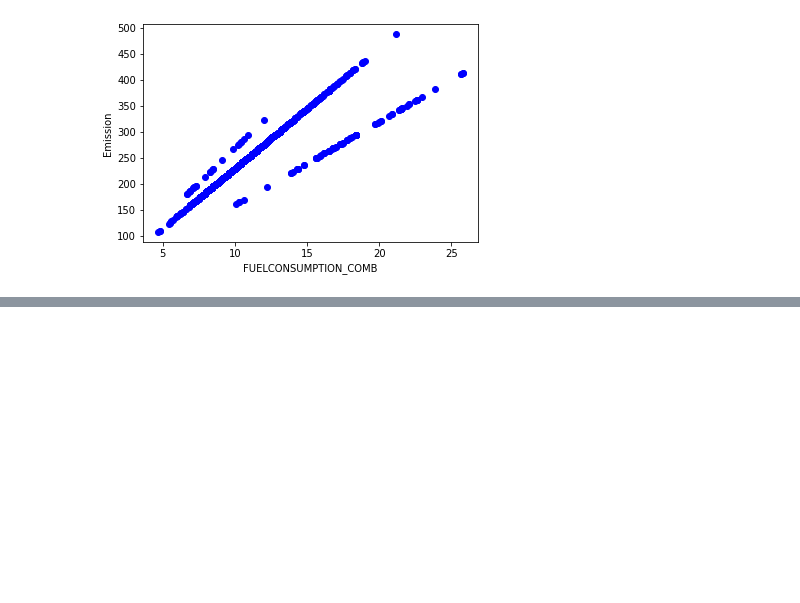
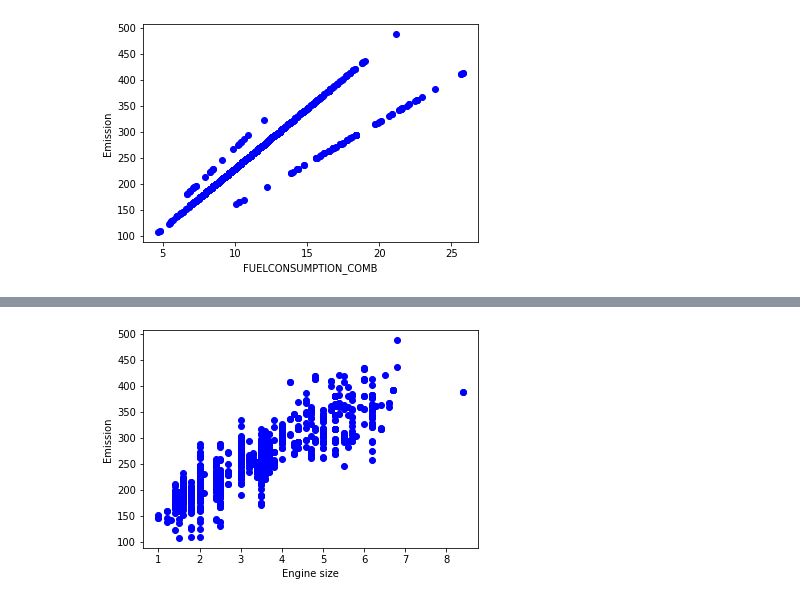
Before and after one commit to AnkitPatel745/Simple-Linear-Regression-Predictive-Model-Co2Emmison, a Jupyter notebook: Reg_Simple_Linear_Regression_Co2.ipynb, the cells around one changed output, grey strips where cells are left out. Saved outputs shown, nothing was run; the diff lists cells and outputs as text; code cells hidden in the pictures; blank space fills up the shorter version.

```diff
--- a/Reg_Simple_Linear_Regression_Co2.ipynb
+++ b/Reg_Simple_Linear_Regression_Co2.ipynb
@@ -132,0 +145,7 @@ plt.show()
+# %%
+plt.scatter(cdf.ENGINESIZE, cdf.CO2EMISSIONS,  color='blue')
+plt.xlabel("Engine size")
+plt.ylabel("Emission")
+plt.show()
+# %% [output]
+[figure, added]
```
Also changed, not shown: parts of 2 cells of this notebook.
